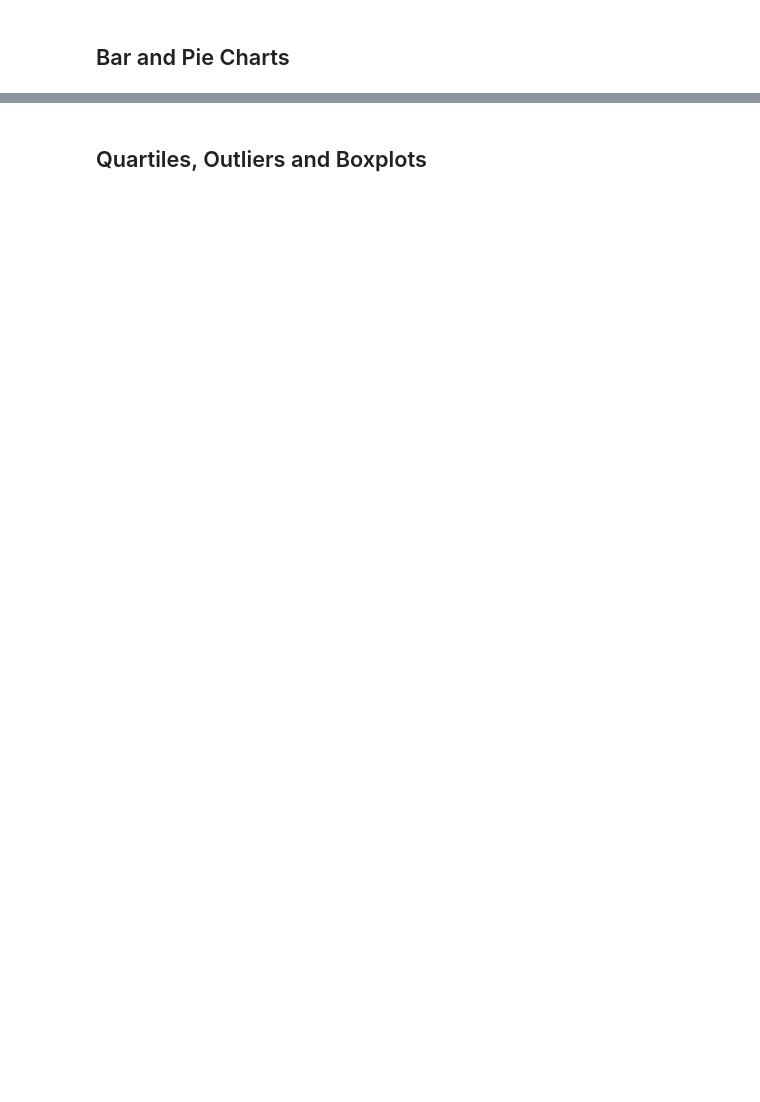
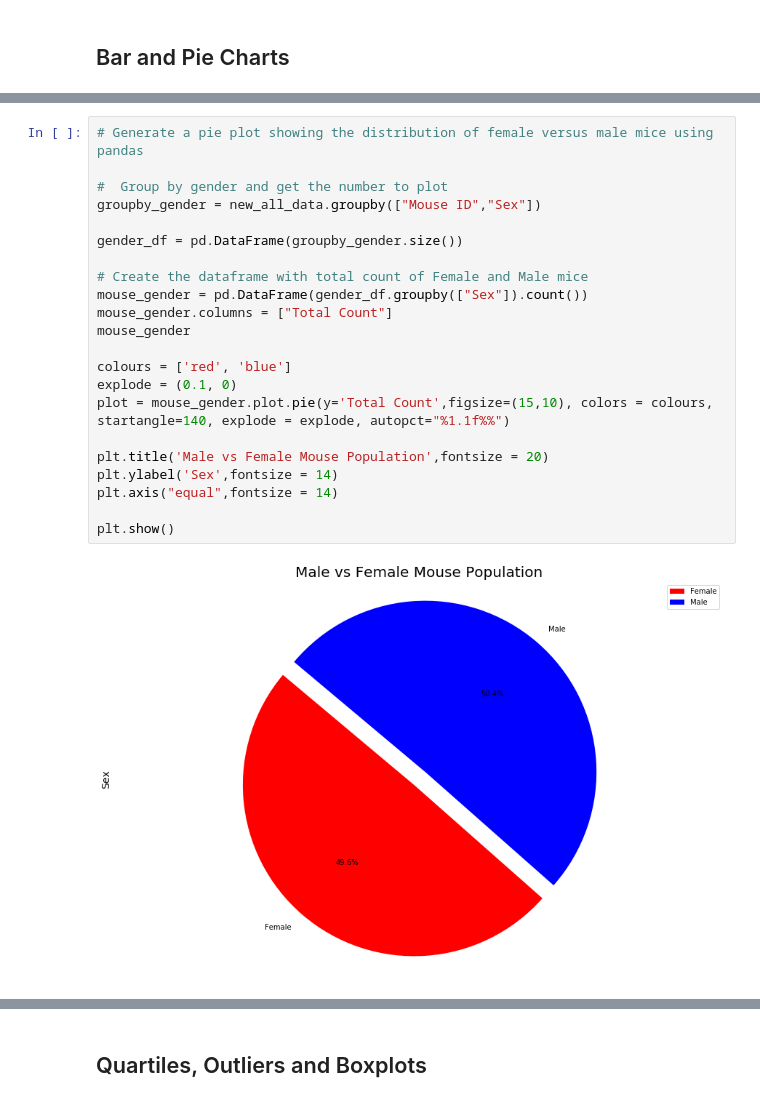
Before and after one commit to arvinseeva/matplotlib-challenge, a Jupyter notebook: pymaceuticals_starter.ipynb, the cells around one changed output, grey strips where cells are left out. Drawn from its saved outputs; the diff is of its cells as text; blank space fills up the shorter version.

```diff
--- a/pymaceuticals_starter.ipynb
+++ b/pymaceuticals_starter.ipynb
@@ -152,0 +189,24 @@ AttributeError: 'DataFrame' object has no attribute 'groupy'
+# %%
+# Generate a pie plot showing the distribution of female versus male mice using pandas
+
+#  Group by gender and get the number to plot
+groupby_gender = new_all_data.groupby(["Mouse ID","Sex"])
+
+gender_df = pd.DataFrame(groupby_gender.size())
+
+# Create the dataframe with total count of Female and Male mice
+mouse_gender = pd.DataFrame(gender_df.groupby(["Sex"]).count())
+mouse_gender.columns = ["Total Count"]
+mouse_gender
+
+colours = ['red', 'blue']
+explode = (0.1, 0)
+plot = mouse_gender.plot.pie(y='Total Count',figsize=(15,10), colors = colours, startangle=140, explode = explode, autopct="%1.1f%%")
+
+plt.title('Male vs Female Mouse Population',fontsize = 20)
+plt.ylabel('Sex',fontsize = 14)
+plt.axis("equal",fontsize = 14)
+
+plt.show()
+# %% [output]
+[figure, added]
```
Also changed, not shown: parts of 18 cells of this notebook.
